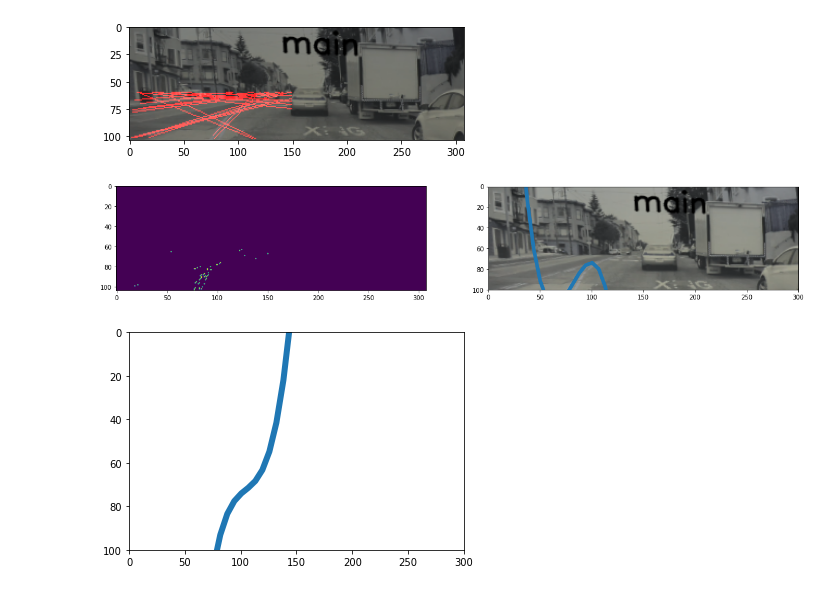
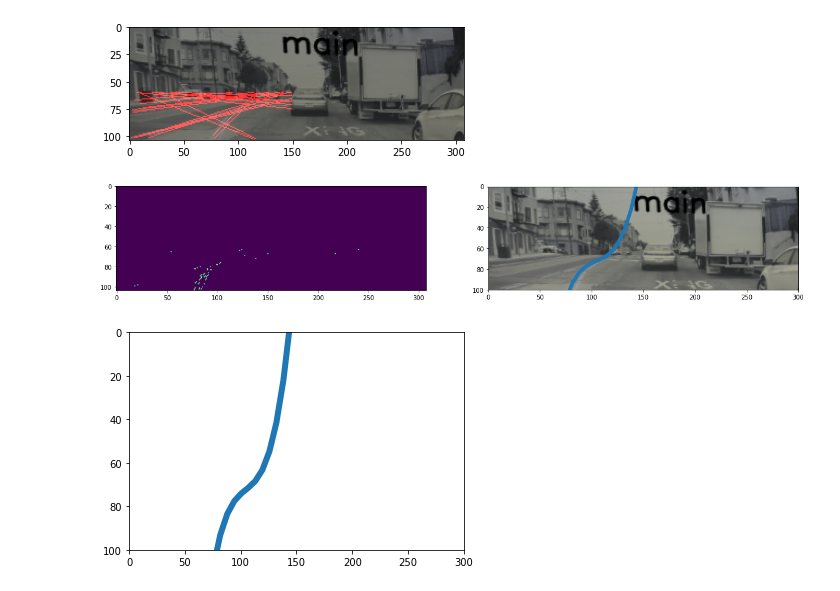
Before and after one commit to BOrmond/C106A_Final_Project, a Jupyter notebook: Image_Processing.ipynb, the cells around one changed output. Saved outputs shown, nothing was run; the diff lists cells and outputs as text; code cells hidden in the pictures.

Commit message:
Comments and Color Bounds

```diff
--- a/Image_Processing.ipynb
+++ b/Image_Processing.ipynb
@@ -107,35 +107,34 @@ plt.imshow(lines_edges)
 #NEW METHOD: color bounds
 lower_bound = np.array([140, 140, 140]) #upper and lower RGB bounds
 upper_bound = np.array([148, 148, 148])
 
 #find all pixels within this color range, in the relevant region of the image
 in_bound = cv.inRange(undist, lower_bound, upper_bound)
 in_bound[0:60] = 0
-in_bound[:, 200:300] = 0
 
 #extract coordinates of each nonzero pixel
 pts = np.array([(x, y) for y in range(len(in_bound[0])) for x in range(len(in_bound)) if in_bound[x, y] > 0])
 ptsx = [pt[0] for pt in pts]
 ptsy = [pt[1] for pt in pts]
 
 #fit the points to a degree-3 polynomial
 fit = np.polyfit(ptsx, ptsy, 3)
 curve = np.poly1d(fit)
 x_range = np.linspace(0, len(in_bound[0]))
 y_range = curve(x_range)
 
 #plotting pixels within the color bounds [0] and the fit overlaid on the undistorted image [1]
 fig, ax = plt.subplots(1, 2, figsize = (20, 15))
 
 ax[0].imshow(in_bound)
 ax[1].plot(x_range, y_range, linewidth=6)
 ax[1].set_xlim(0, 300)
 ax[1].set_ylim(0, 100)
 
 ax[1].imshow(undist)
 ax[1].invert_yaxis()
 # %% [output]
-[figure, old version]
+[figure, new version]
 # %%
 #plotting just the fit
 plt.plot(x_range, y_range, linewidth=6)
```
